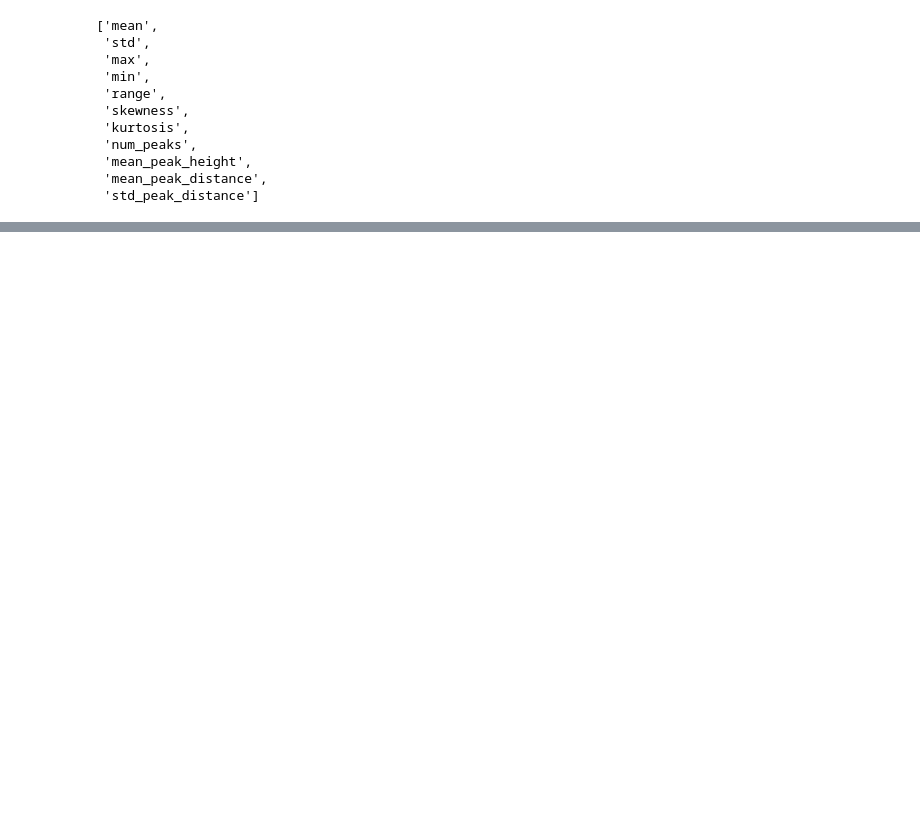
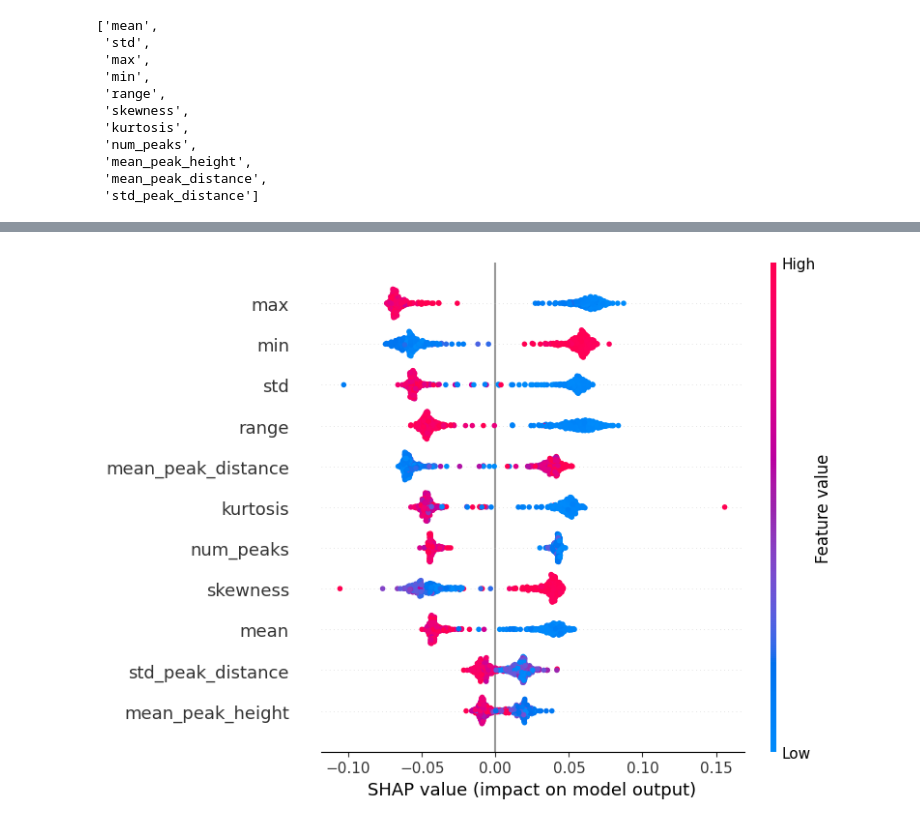
Before and after one commit to dev129/pulse-next-band, a Jupyter notebook: MI_pred.ipynb, the cells around one changed output, grey strips where cells are left out. Drawn from its saved outputs; the diff is of its cells as text; code cells hidden in the pictures; blank space fills up the shorter version.

```diff
--- a/MI_pred.ipynb
+++ b/MI_pred.ipynb
@@ -551,0 +736,10 @@ KNN                         94.6%        94.9%                 6
+# %%
+# Beeswarm plot — shows direction AND magnitude!
+shap.summary_plot(
+    shap_values[:, :, 1],
+    X_test,
+    feature_names=X_features_clean.columns.tolist(),
+    plot_type='dot'      # ← change from 'bar' to 'dot'
+)
+# %% [output]
+[figure, added]
```
Also changed, not shown: parts of 23 cells of this notebook.
